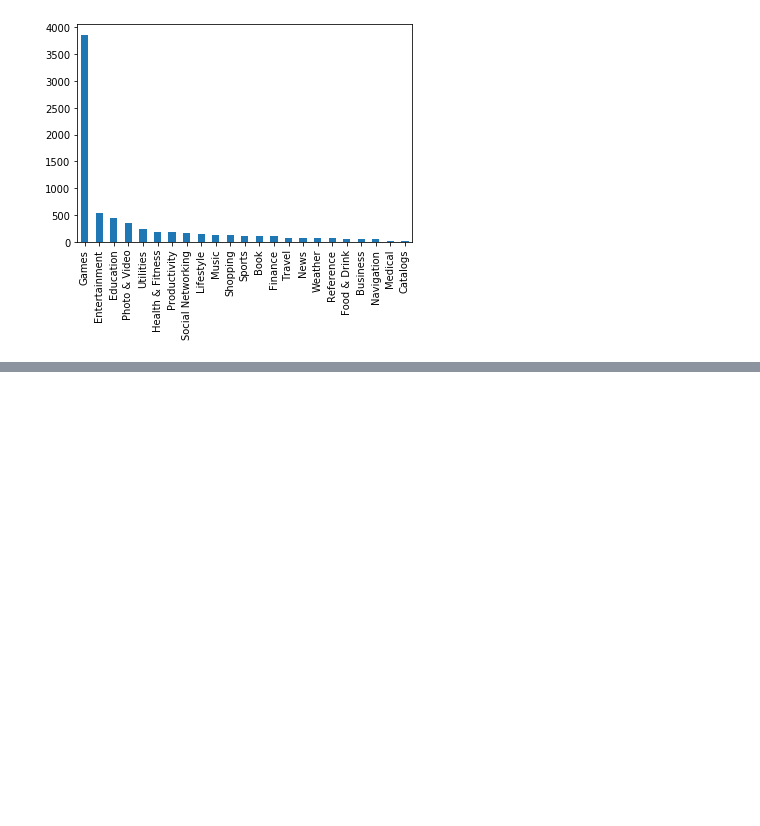
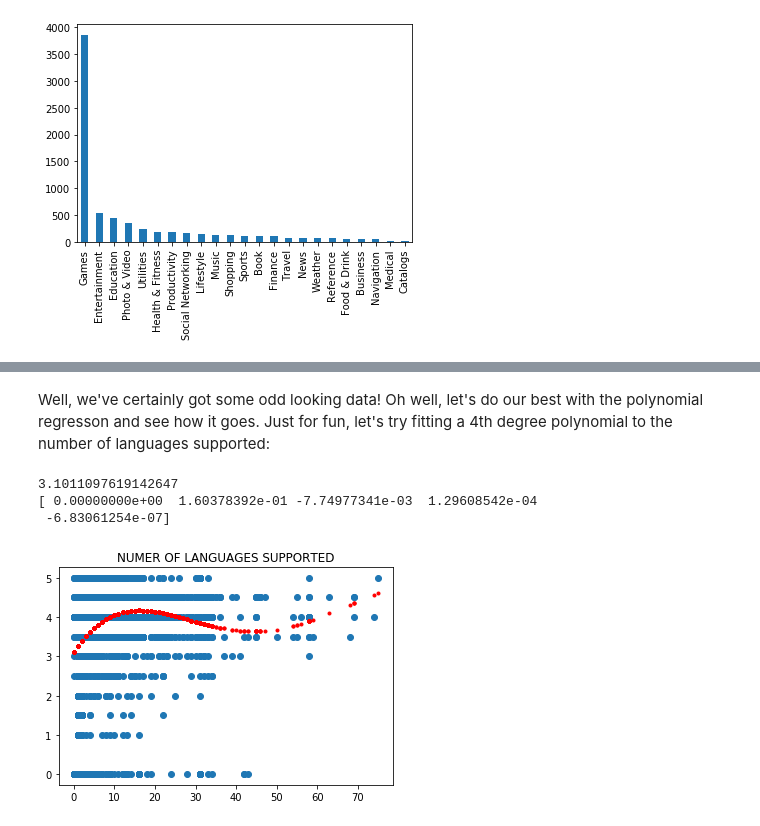
Before and after one commit to RywesTech/AppCrunch, a Jupyter notebook: AppCrunch.ipynb, the cells around one changed output, grey strips where cells are left out. Saved outputs shown, nothing was run; the diff lists cells and outputs as text; code cells hidden in the pictures; blank space fills up the shorter version.

```diff
--- a/AppCrunch.ipynb
+++ b/AppCrunch.ipynb
@@ -21,8 +36,6 @@ df.head()
 # %%
-# let's check to see if we're missing any data and remove some columns we don't need
-df = df.drop(columns=['id','size_bytes','currency','rating_count_ver','user_rating_ver','ver','vpp_lic'])
+df = df.drop(columns=['id','size_bytes','currency','rating_count_ver','user_rating_ver','ver','vpp_lic','track_name'])
 df.info()
-# it looks all good!
 # %% [output]
 <class 'pandas.core.frame.DataFrame'>
 Int64Index: 7197 entries, 1 to 11097
@@ -145,0 +115,10 @@ KeyError: 'user_rating'
+# %%
+X = df.drop('user_rating', axis = 1)
+
+model = LinearRegression()
+model.fit(X,y)
+
+print(f"m = {model.coef_}")
+print(f"b = {model.intercept_}")
+print()
+print(f"Adjusted R^2: {1 - (1-model.score(X, y))*(len(y)-1)/(len(y)-X.shape[1]-1)}")
@@ -179,7 +157,26 @@ def plot_approximation(model, ax, x_plot, y, label=None):
-# %%
-degree = 3
-model = make_pipeline(PolynomialFeatures(degree), LinearRegression())
-X = X[:, np.newaxis]
-model.fit(X['rating_count_tot'], y)
-
-plot_approximation(model, ax, X_plot, y, label='degree=%d' % degree)
+# %% [markdown]
+Well, we've certainly got some odd looking data! Oh well, let's do our best with the polynomial regresson and see how it goes. Just for fun, let's try fitting a 4th degree polynomial to the number of languages supported:
+# %%
+# Set up the plot
+fig,ax = plt.subplots(1,1)
+
+x_data = X['lang.num']
+y_data = y
+x_data = x_data[:, np.newaxis]
+
+# Set the degree of our polynomial and fit the model
+degree = 4
+model = make_pipeline(PolynomialFeatures(degree), LinearRegression())
+model.fit(x_data, y_data)
+print(model[1].intercept_)
+print(model[1].coef_)
+
+#plot_approximation(model, ax, X_plot, y, label='degree=%d' % degree)
+plt.scatter(x_data,y_data)
+plt.title('NUMER OF LANGUAGES SUPPORTED')
+plt.plot(x_data, model.predict(x_data), '.', color='red', label="label");
+# %% [output]
+3.1011097619142647
+[ 0.00000000e+00  1.60378392e-01 -7.74977341e-03  1.29608542e-04
+ -6.83061254e-07]
+[figure, added]
```
Also changed, not shown: parts of 33 cells of this notebook, 1 other file.
